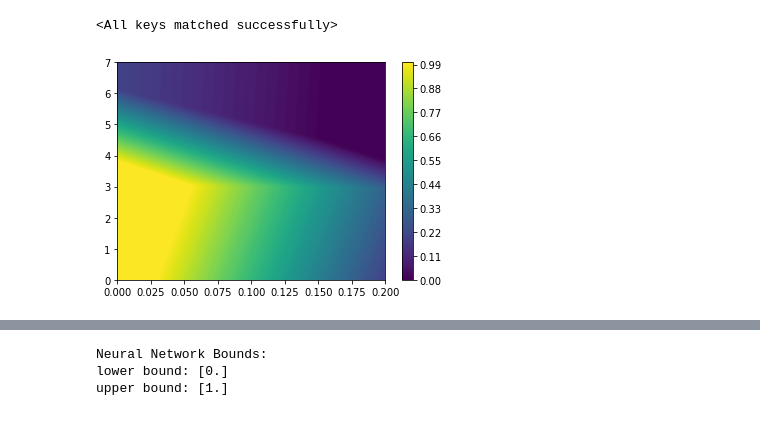
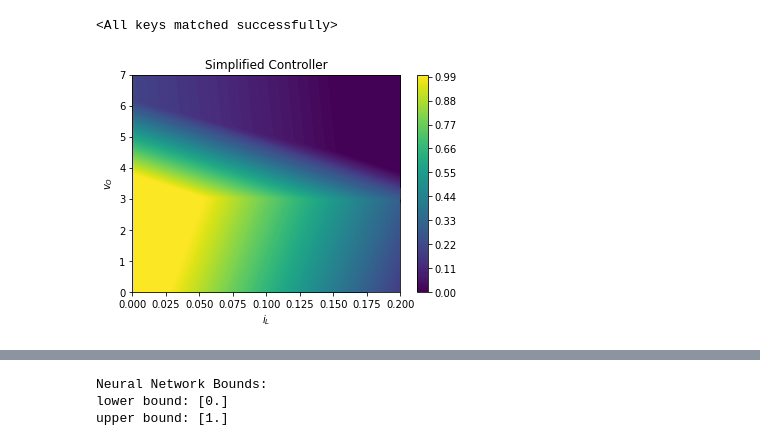
Before and after one commit to PREDICT-EPFL/evanqp, a Jupyter notebook: examples/dc_dc_converter/dc_dc_converter.ipynb, the cells around one changed output, grey strips where cells are left out. Drawn from its saved outputs; the diff is of its cells as text; code cells hidden in the pictures.

```diff
--- a/examples/dc_dc_converter/dc_dc_converter.ipynb
+++ b/examples/dc_dc_converter/dc_dc_converter.ipynb
@@ -361,13 +366,18 @@ z_net = np.vstack((x.flatten(), y.flatten())).T
 z_net = net_sat(torch.from_numpy(z_net).float())
 z_net = z_net.detach().cpu().numpy()
 z_net = z_net.reshape(x.shape)
-
-fig, ax = plt.subplots()
-cs = ax.contourf(x, y, z_net, levels=100)
-fig.colorbar(cs)
-plt.show()
-# %% [output]
-[figure, removed]
+# %%
+fig, ax = plt.subplots()
+cs = ax.contourf(x, y, z_net, levels=100)
+for c in cs.collections:
+    c.set_edgecolor('face')
+fig.colorbar(cs)
+ax.set_title('Simplified Controller')
+ax.set_xlabel(r'$i_L$')
+ax.set_ylabel(r'$v_O$')
+plt.show()
+# %% [output]
+[figure, added]
 # %%
 fig, ax = plt.subplots()
 cs = ax.contourf(x, y, np.abs(z_opt - z_net), levels=100)
```
Also changed, not shown: parts of 12 cells of this notebook, 17 other files.
